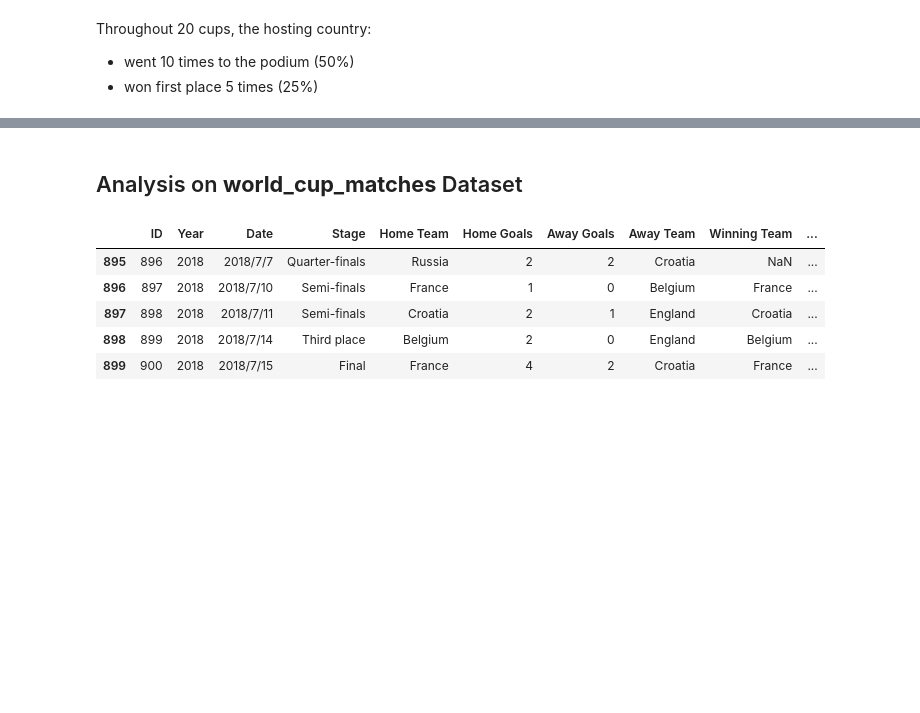
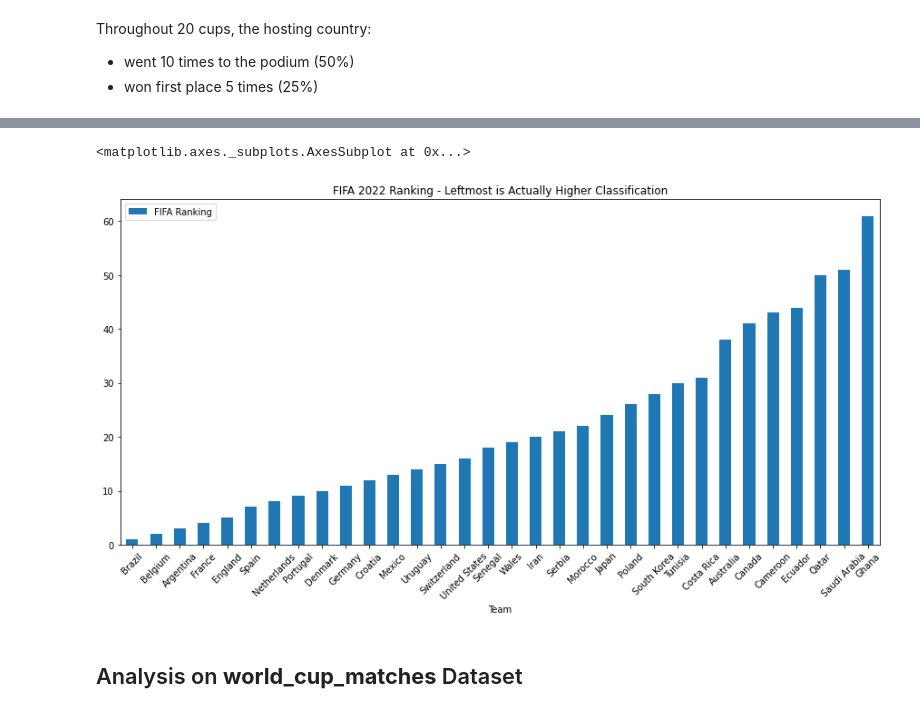
Before and after one commit to gmargonato/Machine_Learning_Projects, a Jupyter notebook: world_cup_2022.ipynb, the cells around one changed output, grey strips where cells are left out. Cells and saved outputs as stored; diff of their text form; code cells hidden in the pictures; blank space fills up the shorter version.

```diff
--- a/world_cup_2022.ipynb
+++ b/world_cup_2022.ipynb
@@ -256,0 +238,4 @@ Throughout 20 cups, the hosting country:
+# %%
+world_cup_groups = d['2022_world_cup_groups'].copy()
+world_cup_groups.sort_values(by=['FIFA Ranking'], inplace = True)
+world_cup_groups.tail()
@@ -257,12 +249,14 @@ Throughout 20 cups, the hosting country:
+# %%
+world_cup_groups.plot(
+    kind = 'bar',
+    figsize=(15,7),
+    x='Team',
+    y='FIFA Ranking',
+    rot = 45,
+    title = 'FIFA 2022 Ranking - Leftmost is Actually Higher Classification',
+)
+# %% [output]
+<matplotlib.axes._subplots.AxesSubplot at 0x...>
+[figure, added]
 # %% [markdown]
 ## Analysis on **world_cup_matches** Dataset
-# %%
-df_world_cup_matches = d['world_cup_matches']
-df_world_cup_matches.tail(10)
-# %% [output]
-|  | ID | Year | Date | Stage | Home Team | Home Goals | Away Goals | Away Team | Winning Team | ... |
-| 895 | 896 | 2018 | 2018/7/7 | Quarter-finals | Russia | 2 | 2 | Croatia | NaN | ... |
-| 896 | 897 | 2018 | 2018/7/10 | Semi-finals | France | 1 | 0 | Belgium | France | ... |
-| 897 | 898 | 2018 | 2018/7/11 | Semi-finals | Croatia | 2 | 1 | England | Croatia | ... |
-| 898 | 899 | 2018 | 2018/7/14 | Third place | Belgium | 2 | 0 | England | Belgium | ... |
-| 899 | 900 | 2018 | 2018/7/15 | Final | France | 4 | 2 | Croatia | France | ... |
```
Also changed, not shown: parts of 21 cells of this notebook.
